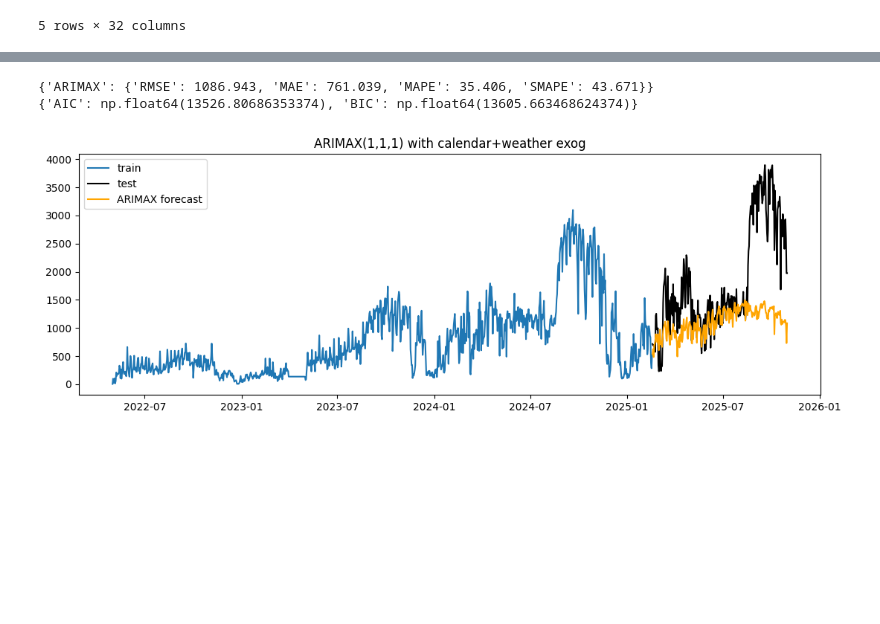
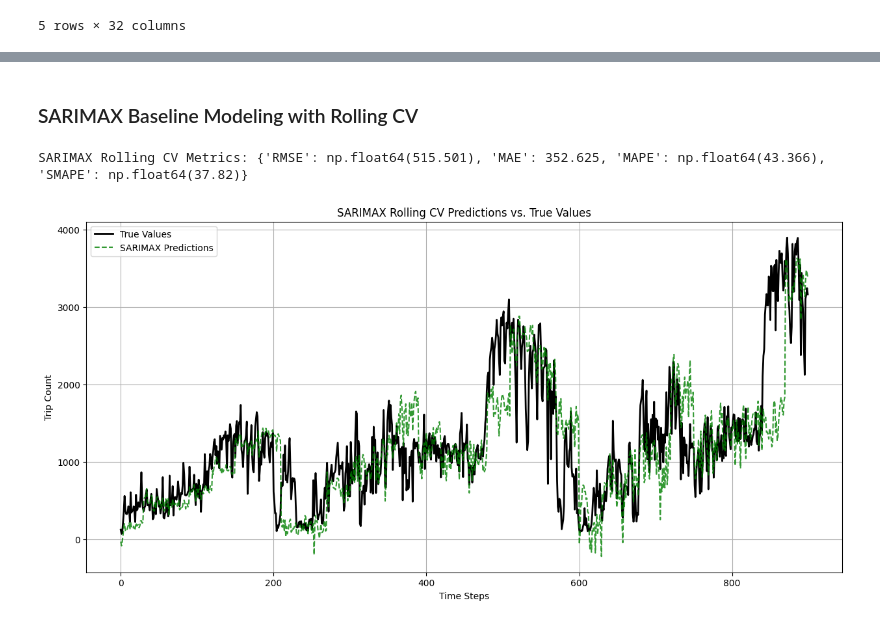
Before and after one commit to jahyun03/11755-MLSP-Final-Project, a Jupyter notebook: notebooks/baseline.ipynb, the cells around one changed output, grey strips where cells are left out. Drawn from its saved outputs; the diff is of its cells as text; code cells hidden in the pictures; blank space fills up the shorter version.

Commit message:
add regressors and SARIMAX

```diff
--- a/notebooks/baseline.ipynb
+++ b/notebooks/baseline.ipynb
@@ -314,32 +314,47 @@ memory usage: 28.0 KB
-# %%
-# Fit ARIMAX baseline and evaluate
-arimax = ARIMAXModel(order=(1, 1, 1)).fit(train_y, exog=exog_train)
-
-arimax_pred = arimax.forecast(steps=len(test_y), exog=exog_test)
-arimax_metrics = evaluate_forecast(test_y.values, arimax_pred.values)
-
-def _fmt(d):
-    out = {}
-    for k, v in d.items():
-        try:
-            out[k] = round(float(v), 3)
-        except Exception:
-            out[k] = v
-    return out
-
-print({'ARIMAX': _fmt(arimax_metrics)})
-print({'AIC': arimax.get_aic(), 'BIC': arimax.get_bic()})
-
-plt.figure(figsize=(11, 4))
-plt.plot(train_y.index, train_y, label='train')
-plt.plot(test_y.index, test_y, label='test', color='black')
-plt.plot(test_y.index, arimax_pred, label='ARIMAX forecast', color='orange')
-plt.title('ARIMAX(1,1,1) with calendar+weather exog')
-plt.legend()
-plt.tight_layout()
-plt.savefig("arimax.png", dpi=300, bbox_inches='tight')
-plt.show()
-# %% [output]
-{'ARIMAX': {'RMSE': 1086.943, 'MAE': 761.039, 'MAPE': 35.406, 'SMAPE': 43.671}}
-{'AIC': np.float64(13526.80686353374), 'BIC': np.float64(13605.663468624374)}
-[figure, removed]
+# %% [markdown]
+### SARIMAX Baseline Modeling with Rolling CV
+# %%
+# --- Rolling CV for SARIMAX ---
+# Using a common seasonal order for weekly data
+seasonal_order = (1, 0, 0, 7)
+
+cv_sarimax = RollingCV(initial_train_size, test_size, step)
+all_preds_sarimax = []
+all_trues_sarimax = []
+# scaling
+cont_cols = ['temp_mean', 'precip', 'precipitation_hours', 'wind_speed', 'wind_gusts_10m_max', 'temp_range']
+
+for train_indices, test_indices in cv_sarimax.split(y_aligned):
+    train_y = y_aligned.iloc[train_indices]
+    test_y = y_aligned.iloc[test_indices]
+    exog_train = exog_aligned.iloc[train_indices].copy()
+    exog_test = exog_aligned.iloc[test_indices].copy()
+
+    scaler = StandardScaler()
+    exog_train[cont_cols] = scaler.fit_transform(exog_train[cont_cols])
+    exog_test[cont_cols] = scaler.transform(exog_test[cont_cols])
+
+    # Fit model with seasonal components
+    sarimax = SARIMAXModel(order=(1, 1, 1), seasonal_order=seasonal_order).fit(train_y, exog=exog_train, maxiter=1000, disp=False)
+    y_pred_sarimax = sarimax.forecast(steps=len(test_y), exog=exog_test)
+
+    all_preds_sarimax.extend(y_pred_sarimax)
+    all_trues_sarimax.extend(test_y.values)
+
+# Evaluate and print metrics
+metrics_sarimax = evaluate_forecast(np.array(all_trues_sarimax), np.array(all_preds_sarimax))
+print("SARIMAX Rolling CV Metrics:", {k: round(v, 3) if v == v else v for k, v in metrics_sarimax.items()})
+
+# Plotting the results
+plt.figure(figsize=(15, 7))
+plt.plot(all_trues_sarimax, label='True Values', color='black', linewidth=2)
+plt.plot(all_preds_sarimax, label='SARIMAX Predictions', linestyle='--', alpha=0.8, color='green')
+plt.title('SARIMAX Rolling CV Predictions vs. True Values')
+plt.xlabel('Time Steps')
+plt.ylabel('Trip Count')
+plt.legend()
+plt.grid(True)
+plt.show()
+# %% [output]
+SARIMAX Rolling CV Metrics: {'RMSE': np.float64(515.501), 'MAE': 352.625, 'MAPE': np.float64(43.366), 'SMAPE': np.float64(37.82)}
+[figure, added]
```
Also changed, not shown: parts of 7 cells of this notebook, 5 other files.
